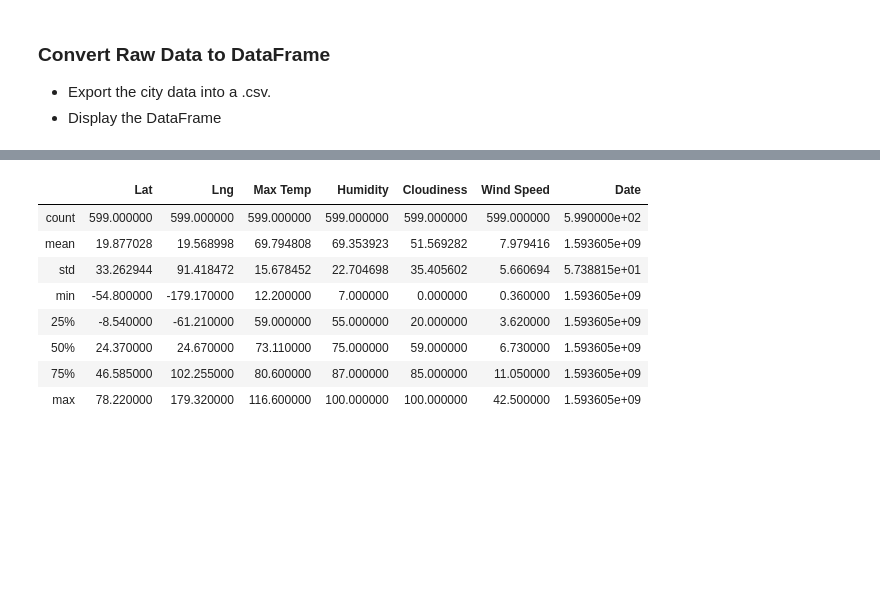
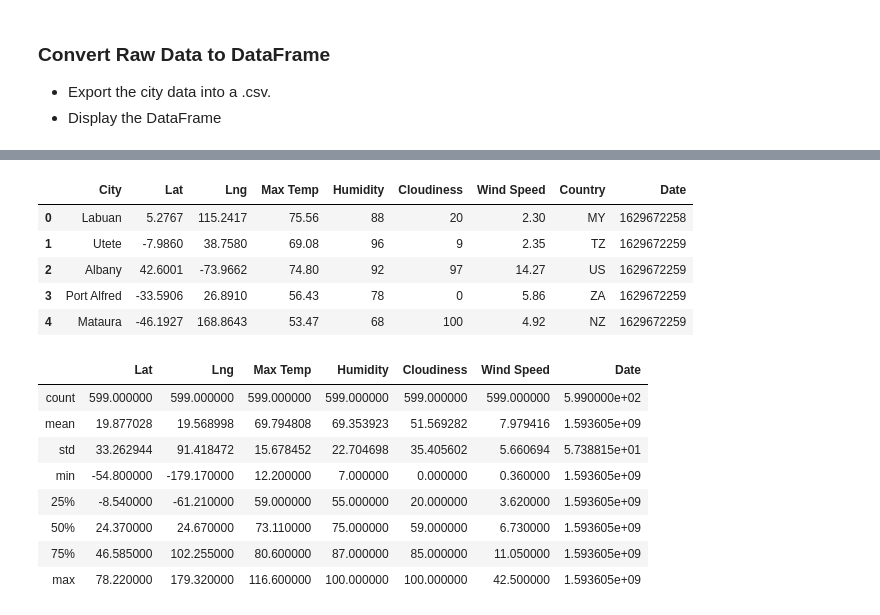
Before and after one commit to josephmarch/python-api-challenge, a Jupyter notebook: WeatherPy/WeatherPy.ipynb, the cells around one changed output, grey strips where cells are left out. Saved outputs shown, nothing was run; the diff lists cells and outputs as text; code cells hidden in the pictures; blank space fills up the shorter version.

Commit message:
DataFrame created from data collected by API calls.

```diff
--- a/WeatherPy/WeatherPy.ipynb
+++ b/WeatherPy/WeatherPy.ipynb
@@ -150,3 +142,30 @@ Data Retrieval Complete
+# %%
+# Create DataFrame
+weather_dict = {
+    "City": city_names,
+    "Lat": lat,
+    "Lng": lng,
+    "Max Temp": max_temp,
+    "Humidity": humidity,
+    "Cloudiness": cloudiness,
+    "Wind Speed": wind_speed,
+    "Country": country,
+    "Date": date
+}
+weather_data = pd.DataFrame(data = weather_dict)
+
+# Export the city data into a .csv
+weather_data.to_csv("../output_data/cities.csv", encoding="utf-8", index=True)
+
+# Display the DataFrame
+weather_data.head()
+# %% [output]
+|  | City | Lat | Lng | Max Temp | Humidity | Cloudiness | Wind Speed | Country | Date |
+| 0 | Labuan | 5.2767 | 115.2417 | 75.56 | 88 | 20 | 2.30 | MY | 1629672258 |
+| 1 | Utete | -7.9860 | 38.7580 | 69.08 | 96 | 9 | 2.35 | TZ | 1629672259 |
+| 2 | Albany | 42.6001 | -73.9662 | 74.80 | 92 | 97 | 14.27 | US | 1629672259 |
+| 3 | Port Alfred | -33.5906 | 26.8910 | 56.43 | 78 | 0 | 5.86 | ZA | 1629672259 |
+| 4 | Mataura | -46.1927 | 168.8643 | 53.47 | 68 | 100 | 4.92 | NZ | 1629672259 |
 # %%
 # %% [output]
 |  | Lat | Lng | Max Temp | Humidity | Cloudiness | Wind Speed | Date |
```
Also changed, not shown: parts of 1 cell of this notebook, 1 other file.
